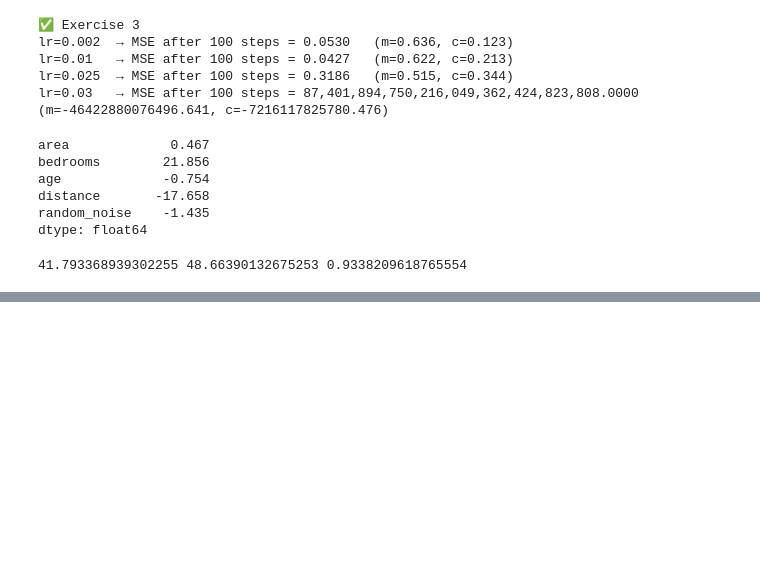
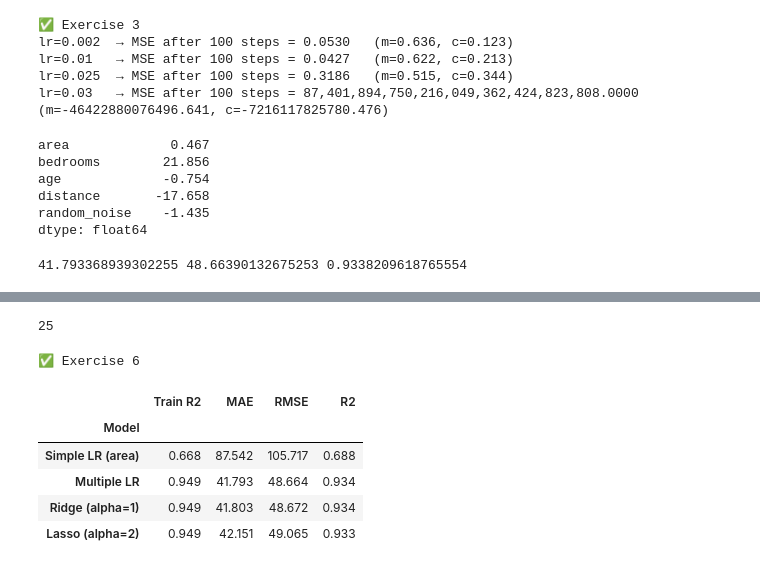
Before and after one commit to Gifted199/ds-october-2026, a Jupyter notebook: Week1.ipynb, the cells around one changed output, grey strips where cells are left out. Cells and saved outputs as stored; diff of their text form; code cells hidden in the pictures; blank space fills up the shorter version.

```diff
--- a/Week1.ipynb
+++ b/Week1.ipynb
@@ -218,0 +296,48 @@ print(my_mae(y_test, y_pred), my_rmse(y_test, y_pred), my_r2(y_test, y_pred))
+# %%
+# 7 · Ridge & Lasso ▶️
+alphas = [0.1, 1, 2, 5, 10, 25, 50]
+alpha_drops_bedrooms = None
+
+for a in alphas:
+    model = Lasso(alpha=a).fit(X_train, y_train)
+    coef_bedrooms = model.coef_[features.index("bedrooms")]
+    # if it's zero and we haven't found one yet, store a
+    if coef_bedrooms == 0 and alpha_drops_bedrooms is None:
+        alpha_drops_bedrooms = a
+
+print(alpha_drops_bedrooms)
+# %% [output]
+25
+# %%
+# ✔️ CHECK
+_expected = next(a for a in [0.1, 1, 2, 5, 10, 25, 50]
+                 if Lasso(alpha=a).fit(X_train, y_train).coef_[features.index("bedrooms")] == 0)
+check("Exercise 6", lambda: alpha_drops_bedrooms == _expected,
+      "model.coef_[features.index('bedrooms')] == 0 → store the first such alpha")
+# %% [output]
+✅ Exercise 6
+# %%
+# 8 · Compare the models ▶️
+def evaluate(name, model, Xtr=X_train, Xte=X_test):
+    model.fit(Xtr, y_train)
+    p = model.predict(Xte)
+    return {"Model": name,
+            "Train R2": model.score(Xtr, y_train),
+            "MAE": mean_absolute_error(y_test, p),
+            "RMSE": np.sqrt(mean_squared_error(y_test, p)),
+            "R2": r2_score(y_test, p)}
+
+results = pd.DataFrame([
+    evaluate("Simple LR (area)", LinearRegression(), X_train[["area"]], X_test[["area"]]),
+    evaluate("Multiple LR", LinearRegression()),
+    evaluate("Ridge (alpha=1)", Ridge(alpha=1.0)),
+    evaluate("Lasso (alpha=2)", Lasso(alpha=2.0)),
+]).set_index("Model").round(3)
+results
+# %% [output]
+|  | Train R2 | MAE | RMSE | R2 |
+| Model |  |  |  |  |
+| Simple LR (area) | 0.668 | 87.542 | 105.717 | 0.688 |
+| Multiple LR | 0.949 | 41.793 | 48.664 | 0.934 |
+| Ridge (alpha=1) | 0.949 | 41.803 | 48.672 | 0.934 |
+| Lasso (alpha=2) | 0.949 | 42.151 | 49.065 | 0.933 |
```
Also changed, not shown: parts of 7 cells of this notebook.
